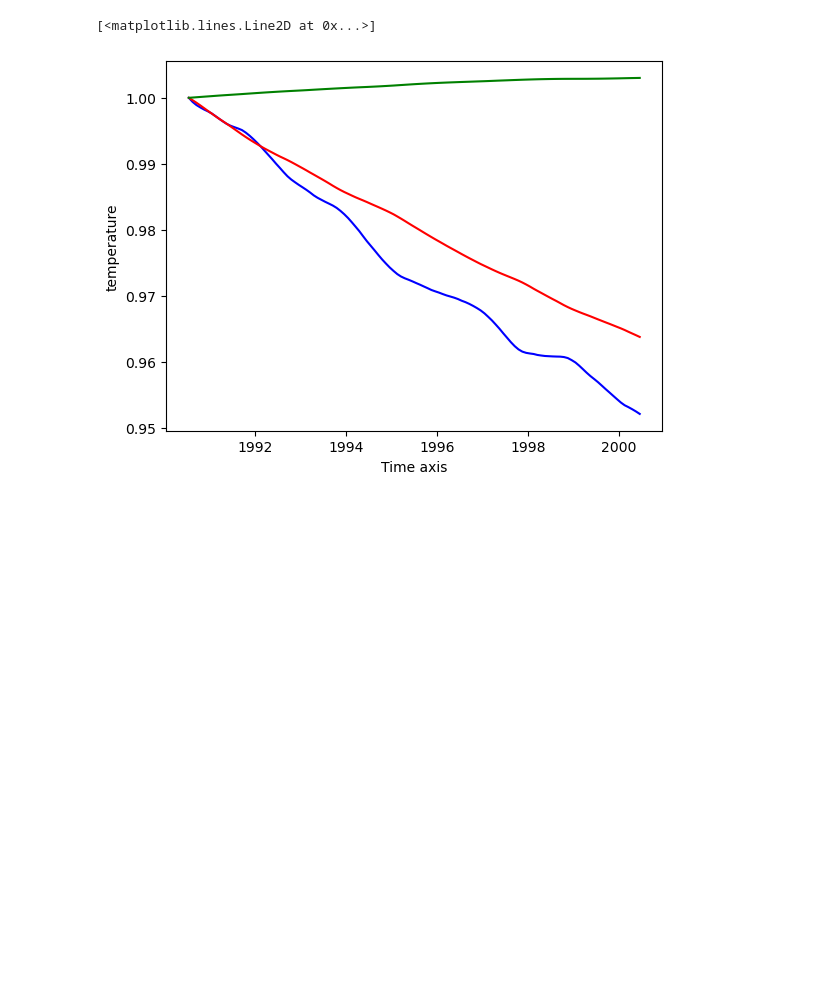
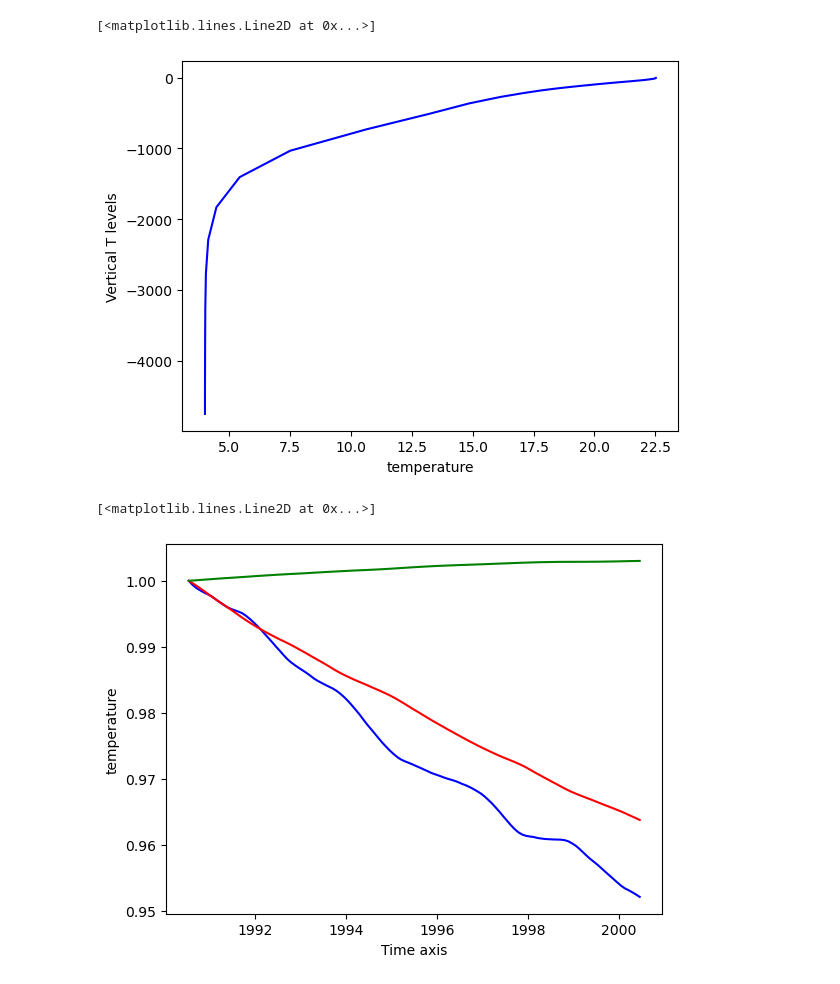
Before and after one commit to asozza/stece, a Jupyter notebook: osprey/notebooks/test_reader.ipynb, the cells around one changed output. Cells and saved outputs as stored; diff of their text form; code cells hidden in the pictures; blank space fills up the shorter version.

Commit message:
fix profile and timeseries plot

```diff
--- a/osprey/notebooks/test_reader.ipynb
+++ b/osprey/notebooks/test_reader.ipynb
@@ -8,6 +9,11 @@ from osprey.means.means import movave, spacemean
 from osprey.utils.time import get_decimal_year
 import matplotlib.pyplot as plt
 import xarray as xr
+# %%
+profile(expname='FE00', startyear=1990, endyear=2000, var='thetao', cost_value=1, color='blue')
+# %% [output]
+[<matplotlib.lines.Line2D at 0x...>]
+[figure, added]
 # %%
 timeseries(expname='FE00', startyear=1990, endyear=2000, var='thetao', subregion='mixed-layer', cost_value=1, offset=0, color='blue', rescaled='True')
 timeseries(expname='FE00', startyear=1990, endyear=2000, var='thetao', subregion='pycnocline', cost_value=1, offset=0, color='red', rescaled='True')
```
Also changed, not shown: parts of 1 cell of this notebook, 2 other files.
